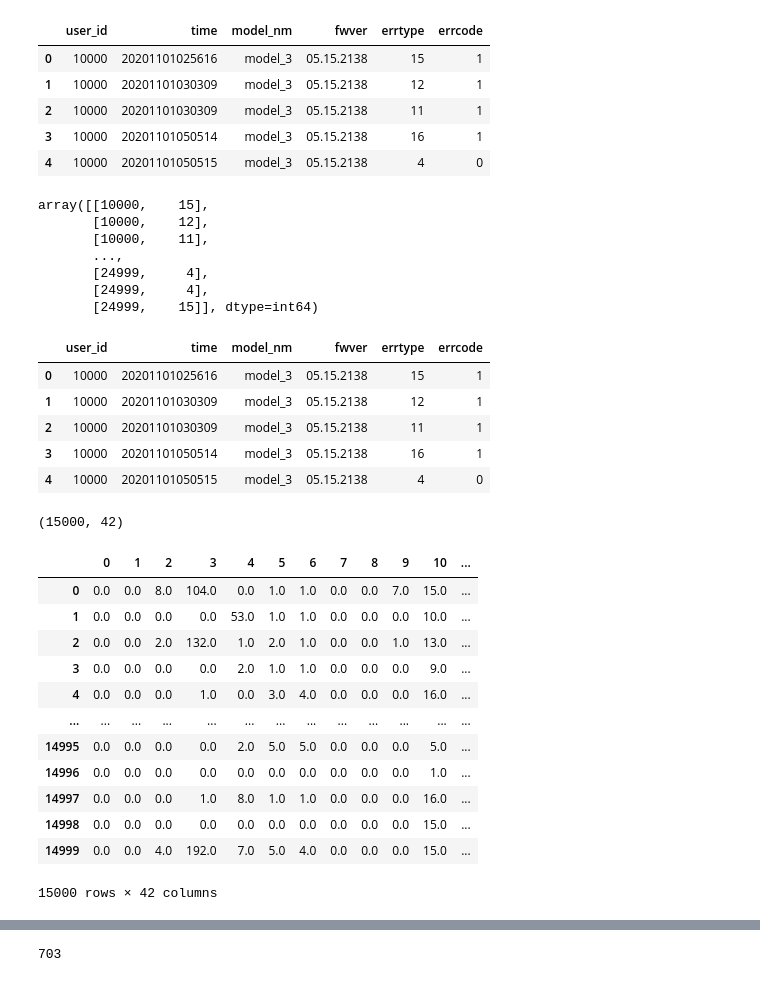
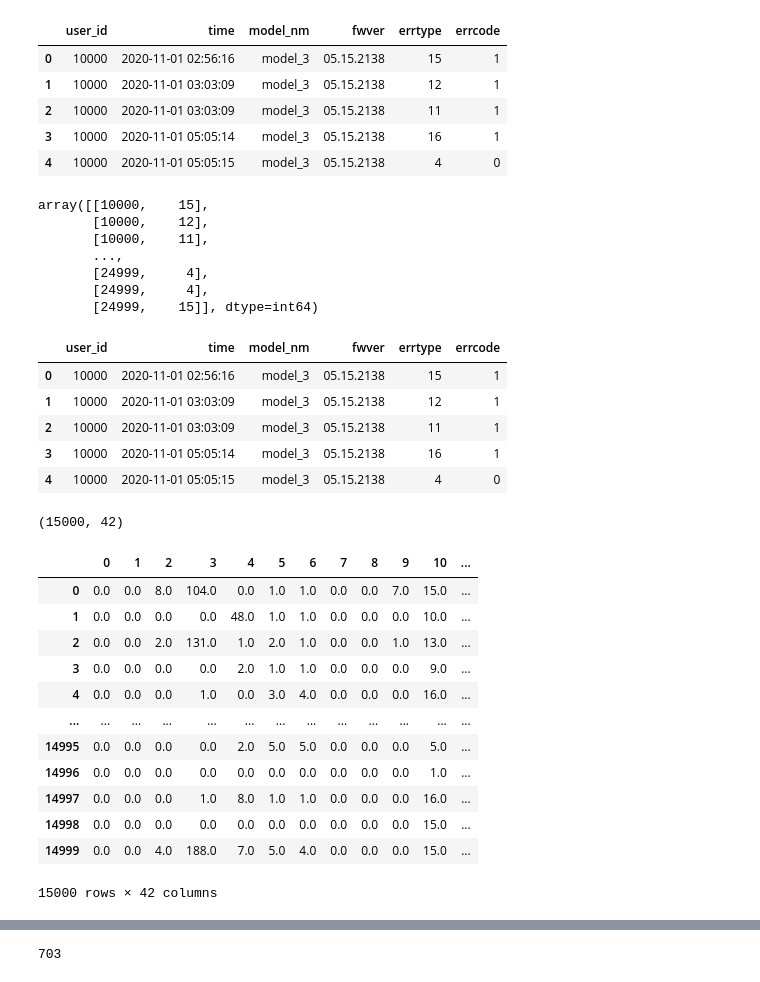
Before and after one commit to LEEHM97/machine-learning-exercises, a Jupyter notebook: 10.DAYCON대회_사용자불편예지/models/model_case4.ipynb, the cells around one changed output, grey strips where cells are left out. Saved outputs shown, nothing was run; the diff lists cells and outputs as text; code cells hidden in the pictures.

```diff
--- a/10.DAYCON대회_사용자불편예지/models/model_case4.ipynb
+++ b/10.DAYCON대회_사용자불편예지/models/model_case4.ipynb
@@ -33,15 +33,15 @@ def string2num(x):
     else:
         return int(x)
 # %%
-train_err  = pd.read_csv(r'C:\Users\gmlkd\data\시스템 품질 변화로 인한 사용자 불편 예지 AI 경진대회_data\train_err_data.csv')
+train_err  = pd.read_csv('../preprocessed data/new_train_err.csv', parse_dates=['time'])
 display(train_err.head())
 # %% [output]
 |  | user_id | time | model_nm | fwver | errtype | errcode |
-| 0 | 10000 | 20201101025616 | model_3 | 05.15.2138 | 15 | 1 |
-| 1 | 10000 | 20201101030309 | model_3 | 05.15.2138 | 12 | 1 |
-| 2 | 10000 | 20201101030309 | model_3 | 05.15.2138 | 11 | 1 |
-| 3 | 10000 | 20201101050514 | model_3 | 05.15.2138 | 16 | 1 |
-| 4 | 10000 | 20201101050515 | model_3 | 05.15.2138 | 4 | 0 |
+| 0 | 10000 | 2020-11-01 02:56:16 | model_3 | 05.15.2138 | 15 | 1 |
+| 1 | 10000 | 2020-11-01 03:03:09 | model_3 | 05.15.2138 | 12 | 1 |
+| 2 | 10000 | 2020-11-01 03:03:09 | model_3 | 05.15.2138 | 11 | 1 |
+| 3 | 10000 | 2020-11-01 05:05:14 | model_3 | 05.15.2138 | 16 | 1 |
+| 4 | 10000 | 2020-11-01 05:05:15 | model_3 | 05.15.2138 | 4 | 0 |
 # %%
 id_error = train_err[['user_id','errtype']].values
 id_error
@@ -62,11 +62,11 @@ train_user_id_min = 10000
 train_user_number = 15000
 # %% [output]
 |  | user_id | time | model_nm | fwver | errtype | errcode |
-| 0 | 10000 | 20201101025616 | model_3 | 05.15.2138 | 15 | 1 |
-| 1 | 10000 | 20201101030309 | model_3 | 05.15.2138 | 12 | 1 |
-| 2 | 10000 | 20201101030309 | model_3 | 05.15.2138 | 11 | 1 |
-| 3 | 10000 | 20201101050514 | model_3 | 05.15.2138 | 16 | 1 |
-| 4 | 10000 | 20201101050515 | model_3 | 05.15.2138 | 4 | 0 |
+| 0 | 10000 | 2020-11-01 02:56:16 | model_3 | 05.15.2138 | 15 | 1 |
+| 1 | 10000 | 2020-11-01 03:03:09 | model_3 | 05.15.2138 | 12 | 1 |
+| 2 | 10000 | 2020-11-01 03:03:09 | model_3 | 05.15.2138 | 11 | 1 |
+| 3 | 10000 | 2020-11-01 05:05:14 | model_3 | 05.15.2138 | 16 | 1 |
+| 4 | 10000 | 2020-11-01 05:05:15 | model_3 | 05.15.2138 | 4 | 0 |
 # %%
 error = np.zeros((train_user_number,42))
 # %%
@@ -87,8 +87,8 @@ train
 # %% [output]
 |  | 0 | 1 | 2 | 3 | 4 | 5 | 6 | 7 | 8 | 9 | 10 | ... |
 | 0 | 0.0 | 0.0 | 8.0 | 104.0 | 0.0 | 1.0 | 1.0 | 0.0 | 0.0 | 7.0 | 15.0 | ... |
-| 1 | 0.0 | 0.0 | 0.0 | 0.0 | 53.0 | 1.0 | 1.0 | 0.0 | 0.0 | 0.0 | 10.0 | ... |
-| 2 | 0.0 | 0.0 | 2.0 | 132.0 | 1.0 | 2.0 | 1.0 | 0.0 | 0.0 | 1.0 | 13.0 | ... |
+| 1 | 0.0 | 0.0 | 0.0 | 0.0 | 48.0 | 1.0 | 1.0 | 0.0 | 0.0 | 0.0 | 10.0 | ... |
+| 2 | 0.0 | 0.0 | 2.0 | 131.0 | 1.0 | 2.0 | 1.0 | 0.0 | 0.0 | 1.0 | 13.0 | ... |
 | 3 | 0.0 | 0.0 | 0.0 | 0.0 | 2.0 | 1.0 | 1.0 | 0.0 | 0.0 | 0.0 | 9.0 | ... |
 | 4 | 0.0 | 0.0 | 0.0 | 1.0 | 0.0 | 3.0 | 4.0 | 0.0 | 0.0 | 0.0 | 16.0 | ... |
 | ... | ... | ... | ... | ... | ... | ... | ... | ... | ... | ... | ... | ... |
@@ -96,7 +96,7 @@ train
 | 14996 | 0.0 | 0.0 | 0.0 | 0.0 | 0.0 | 0.0 | 0.0 | 0.0 | 0.0 | 0.0 | 1.0 | ... |
 | 14997 | 0.0 | 0.0 | 0.0 | 1.0 | 8.0 | 1.0 | 1.0 | 0.0 | 0.0 | 0.0 | 16.0 | ... |
 | 14998 | 0.0 | 0.0 | 0.0 | 0.0 | 0.0 | 0.0 | 0.0 | 0.0 | 0.0 | 0.0 | 15.0 | ... |
-| 14999 | 0.0 | 0.0 | 4.0 | 192.0 | 7.0 | 5.0 | 4.0 | 0.0 | 0.0 | 0.0 | 15.0 | ... |
+| 14999 | 0.0 | 0.0 | 4.0 | 188.0 | 7.0 | 5.0 | 4.0 | 0.0 | 0.0 | 0.0 | 15.0 | ... |
 15000 rows × 42 columns
 # %%
 change_model =  train_err[['user_id', 'model_nm']]
```
Also changed, not shown: parts of 42 cells of this notebook.
